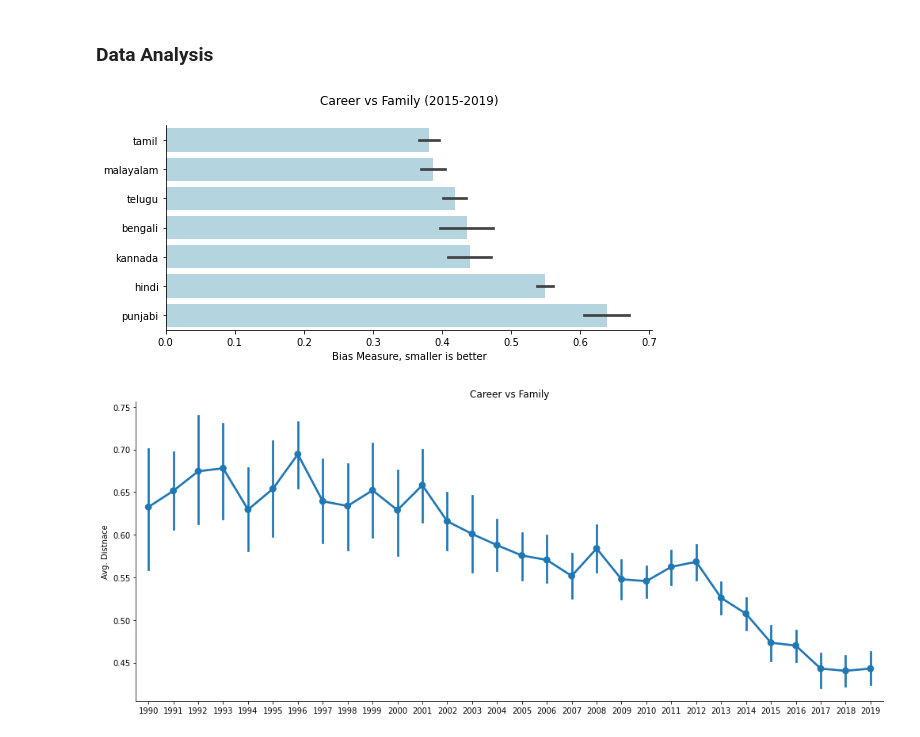
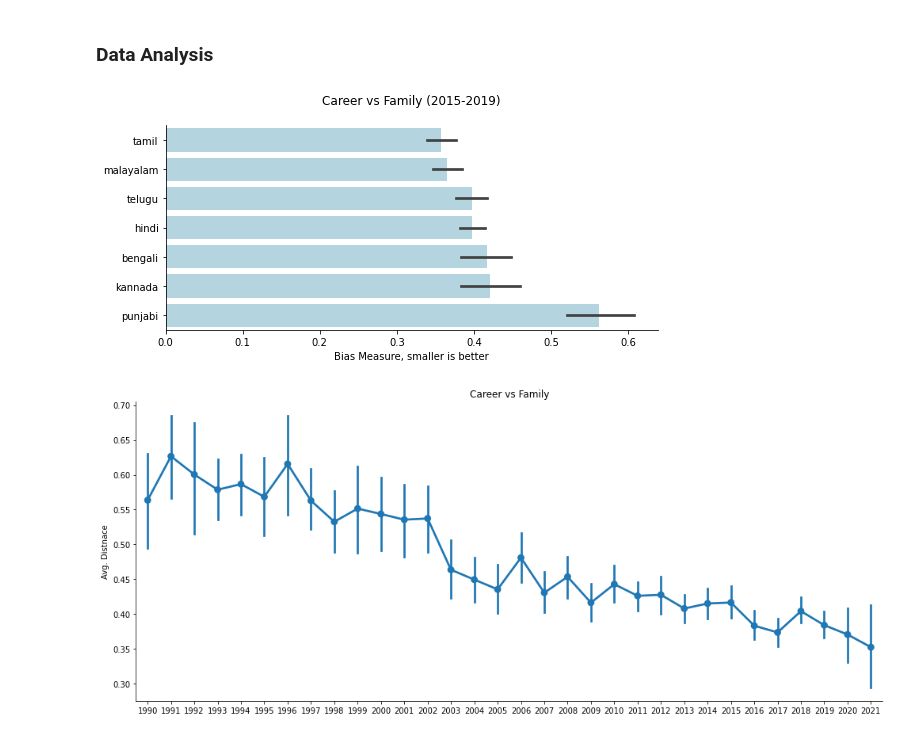
Before and after one commit to ragul-n/Gender-bias-in-Indian-movies, a Jupyter notebook: word2vec/calculating_bias_measure.ipynb, the cells around one changed output. Cells and saved outputs as stored; diff of their text form; code cells hidden in the pictures.

Commit message:
Removing Intelligence vs appearance measure :r
This reverts commit 3f1ec7e42bdbed69d0381acbbc4700ba09a94755.

```diff
--- a/word2vec/calculating_bias_measure.ipynb
+++ b/word2vec/calculating_bias_measure.ipynb
@@ -101,38 +93,31 @@ def estimate_document_vector(sents):
 
 folder_path='/content/drive/MyDrive/Dataset/processed_subtitles/'
 
-career_distance, intelligence_distance={},{}
+distance_dict={}
 
 for filename in tqdm.tqdm(os.listdir(folder_path)):
     sents= read_file(folder_path+filename)
 
     subtitle_vector = estimate_document_vector(sents)
-    career=angular_distance(career_vector, subtitle_vector)
-    intell=angular_distance(intelligence_vector, subtitle_vector)
-
-    career_distance[filename[:9]]=career
-    intelligence_distance[filename[:9]]=intell
+    dis=angular_distance(dictionary_vector, subtitle_vector)
+    distance_dict[filename[:9]]=dis
 # %% [markdown]
 ### Data Analysis
-# %%
-movies_data["career"]=pd.Series(career_distance)
-movies_data["intelligence"]=pd.Series(intelligence_distance)
+# %%
+movies_data["distance"]=pd.Series(distance_dict)
 # %%
-data=movies_data[~ movies_data.career.isna()].copy()
+data=movies_data[~ movies_data.distance.isna()].copy()
 data=data[data.Language.isin(["hindi","tamil","malayalam","telugu","kannada","punjabi","bengali"])].copy()
-
-data["career"]=(data.career- data.career.min())/(data.career.max() - data.career.min())
-data["intelligence"]=(data.intelligence- data.intelligence.min())/(data.intelligence.max() - data.intelligence.min())
-
-data=data[(data.Year>=1990) & (data.Year<=2019)]
+data["normalized_distance"]=(data.distance- data.distance.min())/(data.distance.max() - data.distance.min())
+#data=data[(data.Year>=2000) & (data.Year<=2019)]
 data["Year"]=data.Year.astype("int64")
 # %%
 
 fig, ax= plt.subplots(figsize=(8,4))
 fig.patch.set_visible(False)
 
-ax=sns.barplot(data=data[data.Year>=2015], y="Language", x="career",color="lightblue",
-                            order=["tamil", "malayalam","telugu","bengali","kannada","hindi","punjabi"], ax=ax)
+ax=sns.barplot(data=data[data.Year>=2015], y="Language", x="normalized_distance",color="lightblue",
+                            order=["tamil", "malayalam","telugu","hindi","bengali","kannada","punjabi"], ax=ax)
 
 plt.xlabel("Bias Measure, smaller is better")
 
@@ -144,14 +129,14 @@ sns.despine()
 ax.set(ylabel=None, title="Career vs Family (2015-2019)\n")
 plt.tight_layout()
 # %% [output]
-[figure, old version]
+[figure, new version]
 # %%
 fig, ax= plt.subplots(figsize=(14,6))
 
-sns.pointplot(data=data[data.Year>=1990], y="career",x="Year", ci=95)
+sns.pointplot(data=data[data.Year>=1990], y="normalized_distance",x="Year", ci=95)
 
 sns.despine()
 ax.set(title="Career vs Family",xlabel=None, ylabel="Avg. Distnace")
 plt.tight_layout()
 # %% [output]
-[figure, old version]
+[figure, new version]
```
Also changed, not shown: parts of 13 cells of this notebook.
